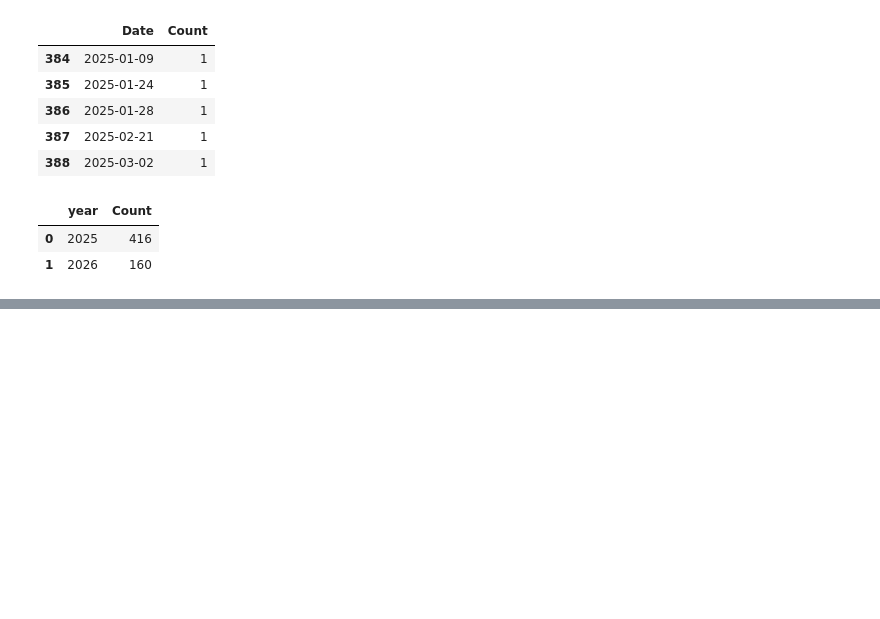
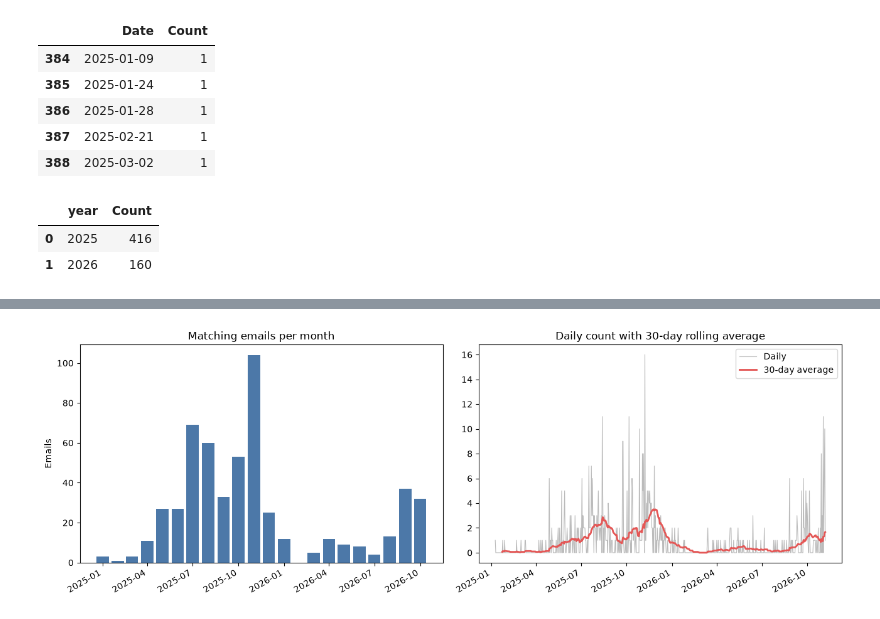
Before and after one commit to dhruv114523/application-frequency-retrieval, a Jupyter notebook: analysis.ipynb, the cells around one changed output, grey strips where cells are left out. Saved outputs shown, nothing was run; the diff lists cells and outputs as text; code cells hidden in the pictures; blank space fills up the shorter version.

```diff
--- a/analysis.ipynb
+++ b/analysis.ipynb
@@ -53,0 +78,23 @@ df
+# %%
+last_day = daily.index.max()
+monthly = daily.resample("MS").sum()
+if last_day != last_day +pd.offsets.MonthEnd(0):
+    monthly = monthly.iloc[:-1]
+
+rolling_30 = daily.rolling(30, min_periods=15).mean()
+
+fig, ax = plt.subplots(1, 2, figsize=(13, 4.5))
+
+ax[0].bar(monthly.index, monthly.values, width=25, color="#4C78A8")
+ax[0].set_title("Matching emails per month")
+ax[0].set_ylabel("Emails")
+
+ax[1].plot(daily.index, daily.values, color="#BBBBBB", linewidth=0.8, label="Daily")
+ax[1].plot(rolling_30.index, rolling_30.values, color="#E45756", linewidth=2, label="30-day average")
+ax[1].set_title("Daily count with 30-day rolling average")
+ax[1].legend()
+
+fig.autofmt_xdate()
+fig.tight_layout()
+# %% [output]
+[figure, added]
```
Also changed, not shown: parts of 5 cells of this notebook, 1 other file.
